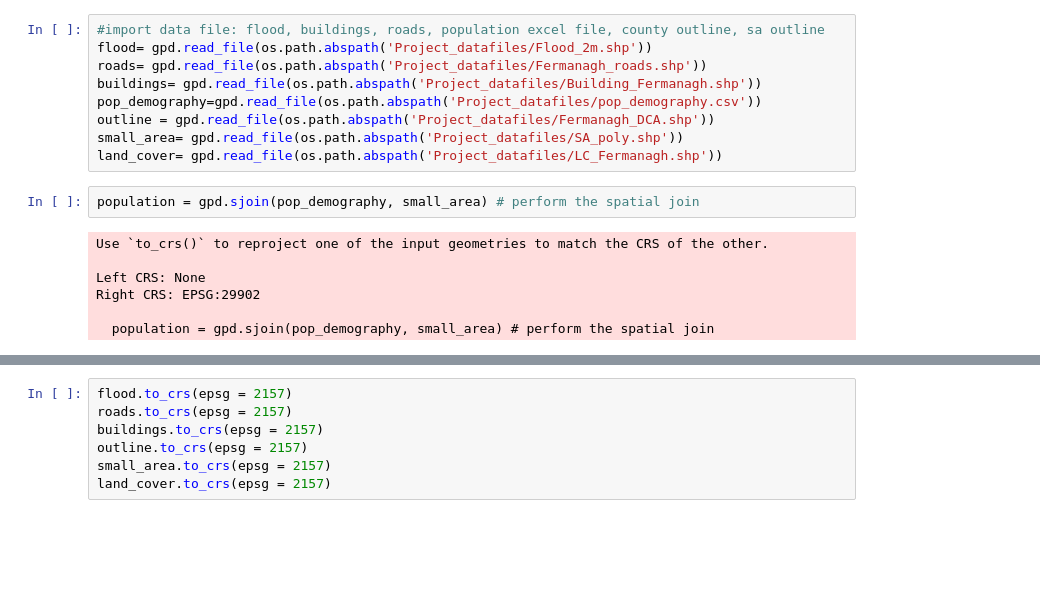
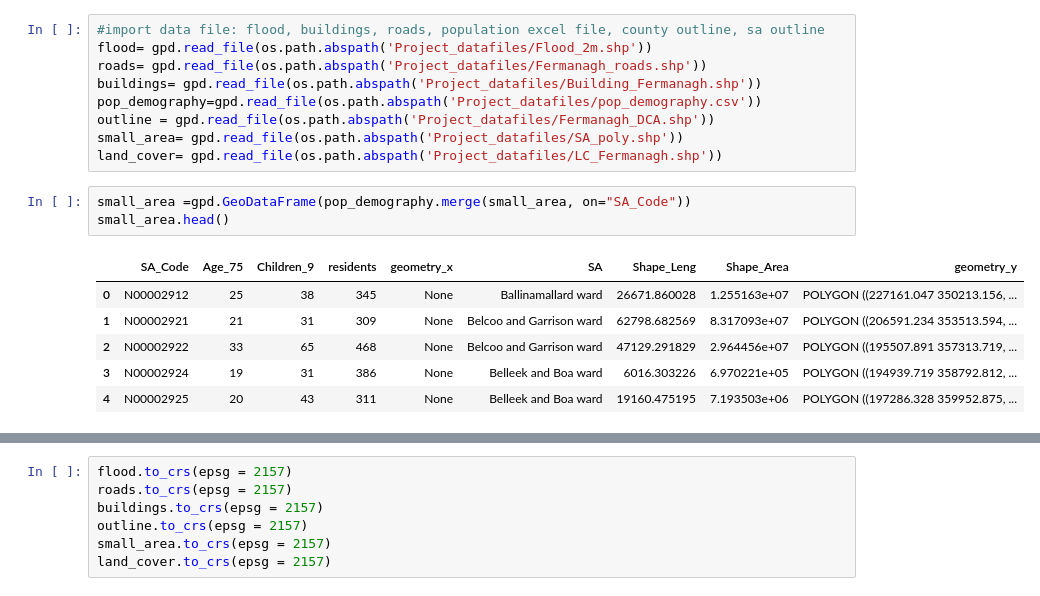
Before and after one commit to fd1807/EGM722_Project, a Jupyter notebook: Project_EGM722.ipynb, the cells around one changed output, grey strips where cells are left out. Cells and saved outputs as stored; diff of their text form; blank space fills up the shorter version.

Commit message:
Join pop_demography and small area +set crs

```diff
--- a/Project_EGM722.ipynb
+++ b/Project_EGM722.ipynb
@@ -43,12 +44,13 @@ pop_demography=gpd.read_file(os.path.abspath('Project_datafiles/pop_demography.c
 outline = gpd.read_file(os.path.abspath('Project_datafiles/Fermanagh_DCA.shp'))
 small_area= gpd.read_file(os.path.abspath('Project_datafiles/SA_poly.shp'))
 land_cover= gpd.read_file(os.path.abspath('Project_datafiles/LC_Fermanagh.shp'))
-# %%
-population = gpd.sjoin(pop_demography, small_area) # perform the spatial join
-# %% [output]
-Use `to_crs()` to reproject one of the input geometries to match the CRS of the other.
-
-Left CRS: None
-Right CRS: EPSG:29902
-
-  population = gpd.sjoin(pop_demography, small_area) # perform the spatial join
+# %%
+small_area =gpd.GeoDataFrame(pop_demography.merge(small_area, on="SA_Code"))
+small_area.head()
+# %% [output]
+|  | SA_Code | Age_75 | Children_9 | residents | geometry_x | SA | Shape_Leng | Shape_Area | geometry_y |
+| 0 | N00002912 | 25 | 38 | 345 | None | Ballinamallard ward | 26671.860028 | 1.255163e+07 | POLYGON ((227161.047 350213.156, ... |
+| 1 | N00002921 | 21 | 31 | 309 | None | Belcoo and Garrison ward | 62798.682569 | 8.317093e+07 | POLYGON ((206591.234 353513.594, ... |
+| 2 | N00002922 | 33 | 65 | 468 | None | Belcoo and Garrison ward | 47129.291829 | 2.964456e+07 | POLYGON ((195507.891 357313.719, ... |
+| 3 | N00002924 | 19 | 31 | 386 | None | Belleek and Boa ward | 6016.303226 | 6.970221e+05 | POLYGON ((194939.719 358792.812, ... |
+| 4 | N00002925 | 20 | 43 | 311 | None | Belleek and Boa ward | 19160.475195 | 7.193503e+06 | POLYGON ((197286.328 359952.875, ... |
```
Also changed, not shown: parts of 10 cells of this notebook, 10 other files.
